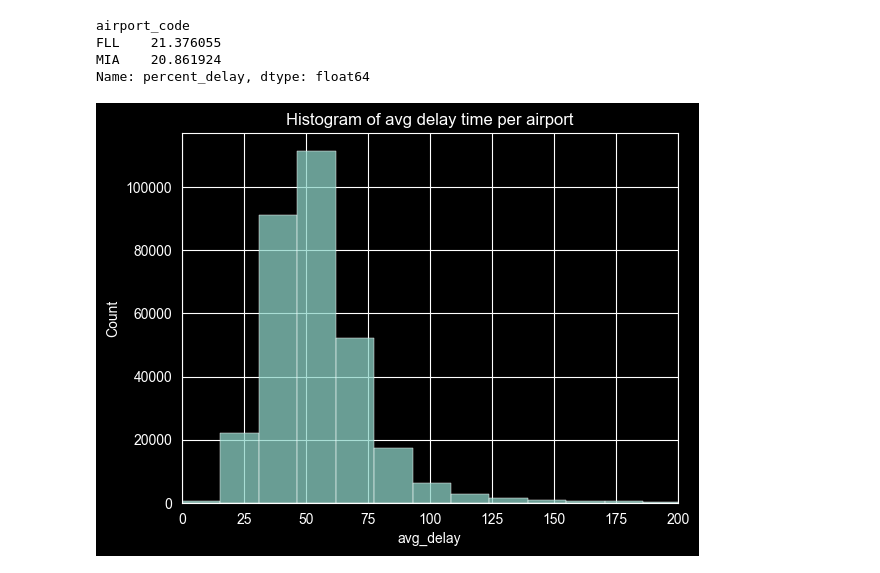
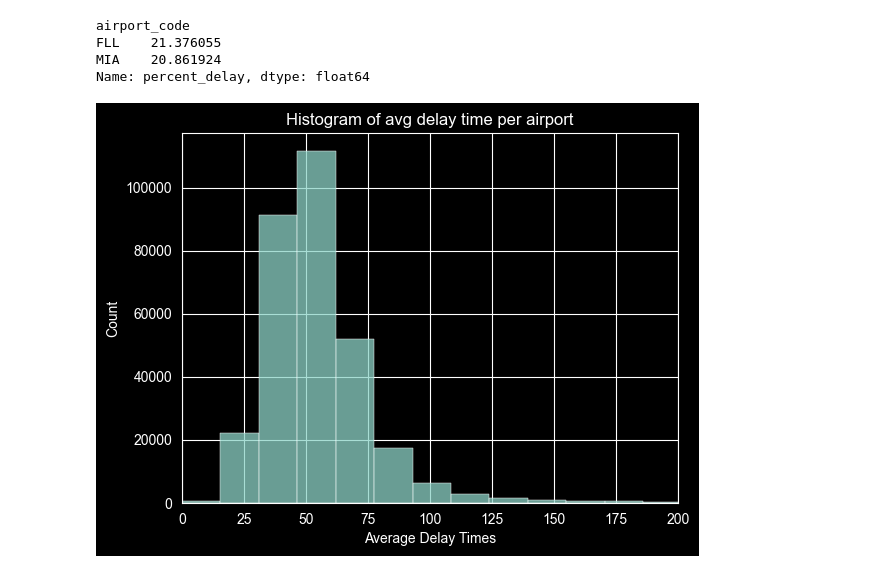
Before and after one commit to srlevine02-lab/FAU_Semester_Project, a Jupyter notebook: airline.ipynb, the cells around one changed output. Drawn from its saved outputs; the diff is of its cells as text; code cells hidden in the pictures.

```diff
--- a/airline.ipynb
+++ b/airline.ipynb
@@ -272,7 +272,8 @@ Name: percent_delay, dtype: float64
 # %%
 sns.histplot(data = df, x = 'avg_delay', bins = 100)
 plt.xlim(0, 200)
 plt.title('Histogram of avg delay time per airport')
+plt.xlabel('Average Delay Times')
 plt.show()
 # %% [output]
-[figure, old version]
+[figure, new version]
```
Also changed, not shown: parts of 14 cells of this notebook.
